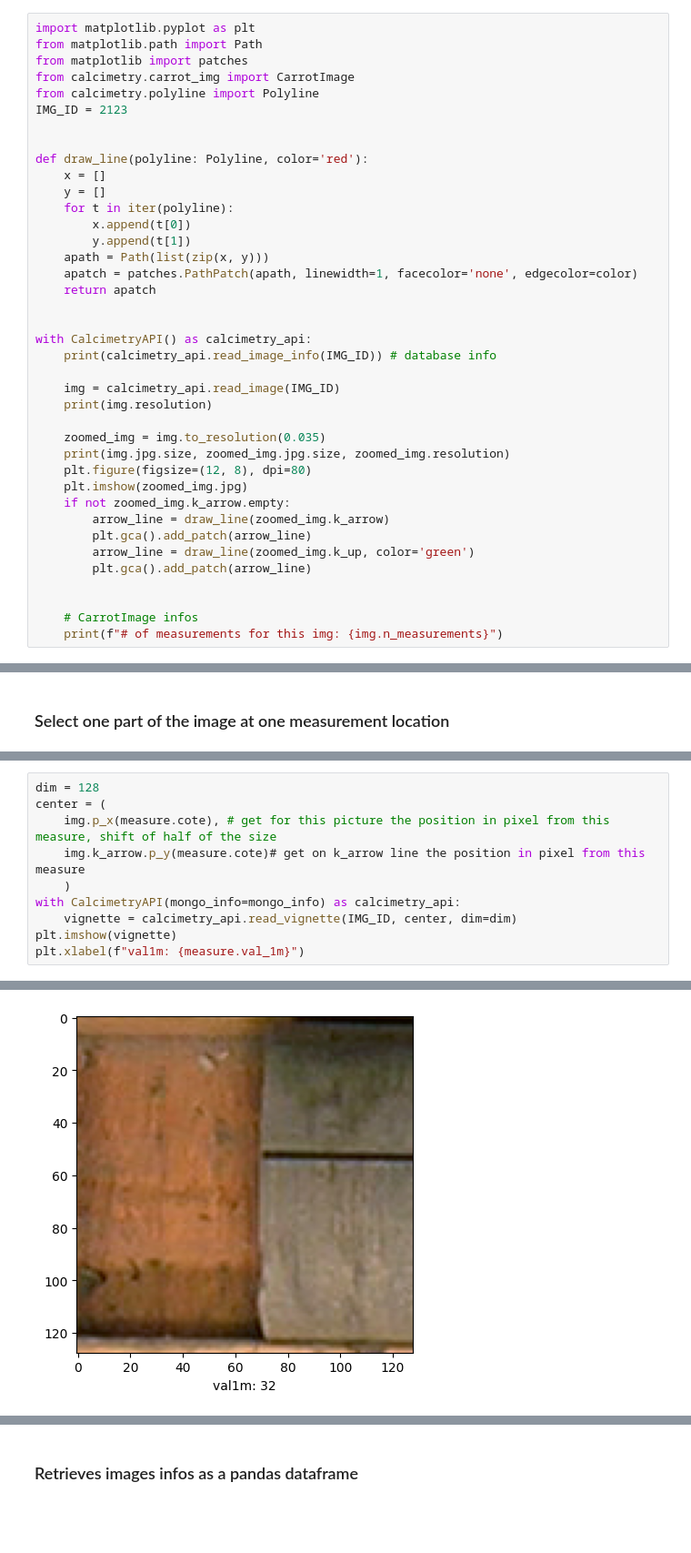
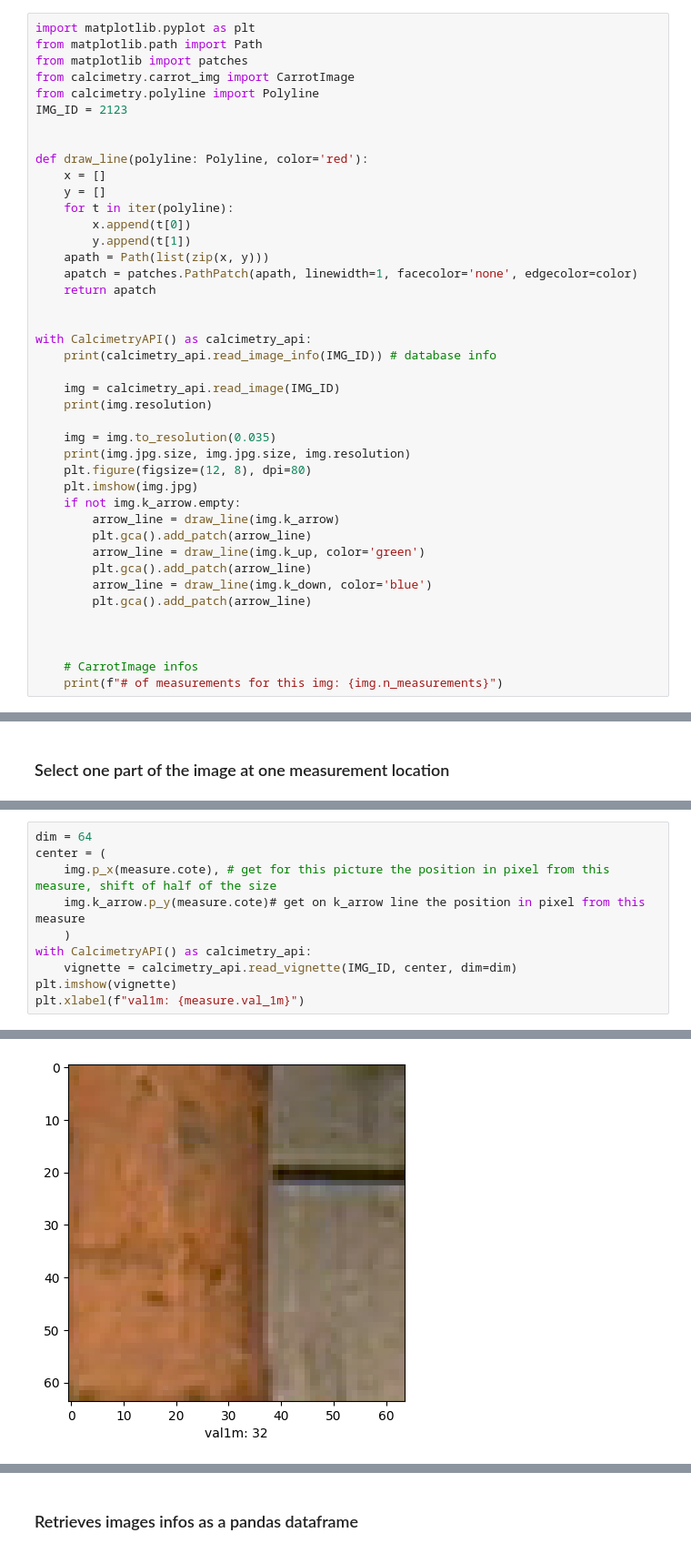
Before and after one commit to zwergon/calcimetry, a Jupyter notebook: notebooks/calcimetry_api.ipynb, the cells around one changed output, grey strips where cells are left out. Shown at 91% size. Drawn from its saved outputs; the diff is of its cells as text; blank space fills up the shorter version.

```diff
--- a/notebooks/calcimetry_api.ipynb
+++ b/notebooks/calcimetry_api.ipynb
@@ -64,15 +54,18 @@ with CalcimetryAPI() as calcimetry_api:
     img = calcimetry_api.read_image(IMG_ID)
     print(img.resolution)
 
-    zoomed_img = img.to_resolution(0.035)
-    print(img.jpg.size, zoomed_img.jpg.size, zoomed_img.resolution)
+    img = img.to_resolution(0.035)
+    print(img.jpg.size, img.jpg.size, img.resolution)
     plt.figure(figsize=(12, 8), dpi=80)
-    plt.imshow(zoomed_img.jpg)
-    if not zoomed_img.k_arrow.empty:
-        arrow_line = draw_line(zoomed_img.k_arrow)
+    plt.imshow(img.jpg)
+    if not img.k_arrow.empty:
+        arrow_line = draw_line(img.k_arrow)
         plt.gca().add_patch(arrow_line)
-        arrow_line = draw_line(zoomed_img.k_up, color='green')
+        arrow_line = draw_line(img.k_up, color='green')
         plt.gca().add_patch(arrow_line)
+        arrow_line = draw_line(img.k_down, color='blue')
+        plt.gca().add_patch(arrow_line)
+
 
 
     # CarrotImage infos
@@ -98,16 +91,16 @@ Measure: #3216 (image 2123): (1142->32) quality:10
 # %%
-dim = 128
+dim = 64
 center = (
     img.p_x(measure.cote), # get for this picture the position in pixel from this measure, shift of half of the size
     img.k_arrow.p_y(measure.cote)# get on k_arrow line the position in pixel from this measure
     )
-with CalcimetryAPI(mongo_info=mongo_info) as calcimetry_api:
+with CalcimetryAPI() as calcimetry_api:
     vignette = calcimetry_api.read_vignette(IMG_ID, center, dim=dim)
 plt.imshow(vignette)
 plt.xlabel(f"val1m: {measure.val_1m}")
 # %% [output]
 Text(0.5, 0, 'val1m: 32')
-[figure, old version]
+[figure, new version]
 # %%
 dim = 128
 center = (
```
Also changed, not shown: parts of 7 cells of this notebook, 1 other file.
